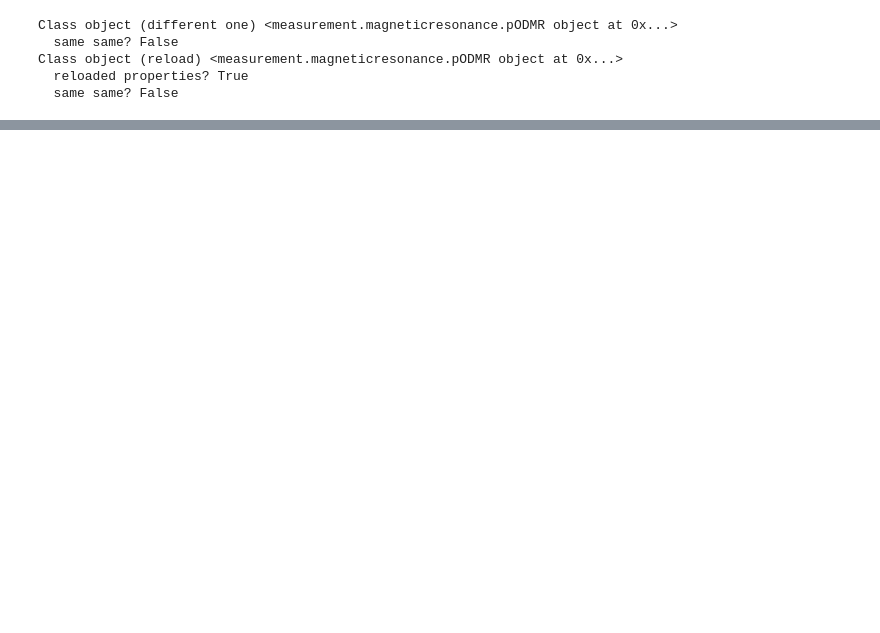
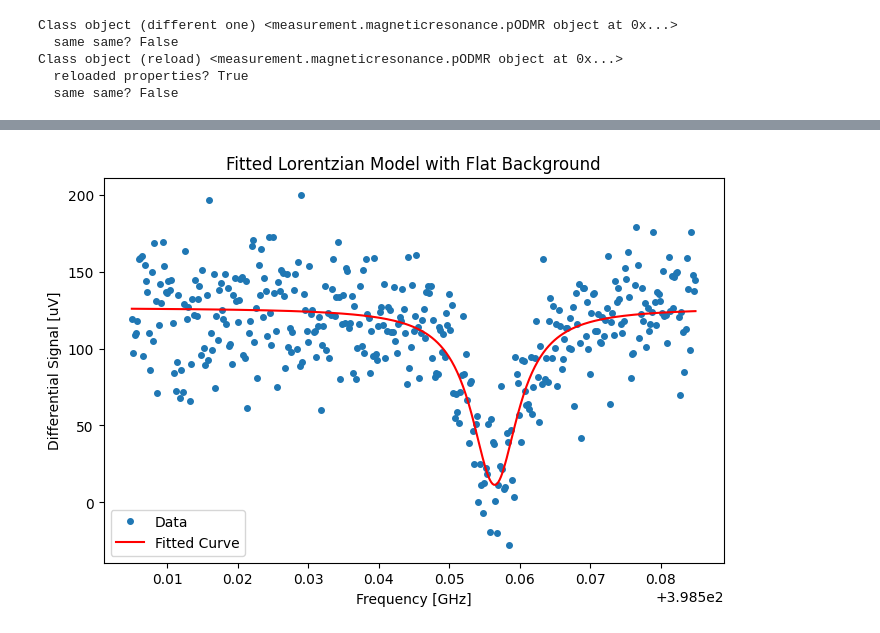
Before and after one commit to cct1123/diamondgui, a Jupyter notebook: measurement/test_magneticresonance.ipynb, the cells around one changed output, grey strips where cells are left out. Cells and saved outputs as stored; diff of their text form; code cells hidden in the pictures; blank space fills up the shorter version.

Commit message:
debug rabi moving average and test fitting

```diff
--- a/measurement/test_magneticresonance.ipynb
+++ b/measurement/test_magneticresonance.ipynb
@@ -170,0 +154,87 @@ plt.show()
+# %%
+sig_diff = sig_av-bg_av
+import numpy as np
+import matplotlib.pyplot as plt
+from scipy.optimize import curve_fit
+
+
+# Define the Lorentzian model with a flat background
+def model_lorentzian(freq, A, f0, Gamma, C):
+    """
+    Lorentzian model with a flat background.
+    :param freq: Frequency array
+    :param A: Amplitude of the Lorentzian (can be positive or negative)
+    :param f0: Center frequency
+    :param Gamma: Half-width at half-maximum (HWHM)
+    :param C: Flat background offset
+    """
+    return A * (Gamma**2 / ((freq - f0) ** 2 + Gamma**2)) + C
+
+
+# Estimator for initial parameters
+def estimator_lorentzian(freq, sig):
+    """
+    Estimate initial parameters for the Lorentzian model.
+    :param freq: Frequency array
+    :param sig: Signal array
+    :return: Initial guesses for A, f0, Gamma, and C
+    """
+    # Estimate flat background (C) as the median of the signal
+    C = np.median(sig)
+
+    # Estimate amplitude (A) as the difference between the max and min signal
+    A = np.max(sig) - np.min(sig)
+
+    # Estimate center frequency (f0) as the frequency corresponding to the maximum absolute deviation
+    f0 = freq[np.argmax(np.abs(sig - C))]
+
+    # Estimate Gamma as the range where the signal drops to half the peak
+    half_max = np.abs(A) / 2
+    near_peak = np.abs(sig - C) > half_max
+    if np.sum(near_peak) > 1:
+        Gamma = (freq[near_peak][-1] - freq[near_peak][0]) / 2
+    else:
+        Gamma = (freq[-1] - freq[0]) / 10  # Default guess for Gamma
+
+    return [A, f0, np.abs(Gamma), C]
+
+
+# Fit the Lorentzian model
+def fit_lorentzian(xx, yy):
+    # Estimate initial parameters
+    initial_guess = estimator_lorentzian(xx, yy)
+
+    # Curve fitting
+    params, covariance = curve_fit(model_lorentzian, xx, yy, p0=initial_guess)
+
+    return params, np.sqrt(np.diag(covariance))  # Return parameters and uncertainties
+
+
+# Example usage
+# Assuming freq and sig_diff are your data arrays
+params, uncertainties = fit_lorentzian(freq, sig_diff)
+
+# Extract parameters
+A, f0, Gamma, C = params
+u_A, u_f0, u_Gamma, u_C = uncertainties
+
+# Print fitted parameters with uncertainties
+print("Fitted Parameters and Uncertainties:")
+print(f"A (Amplitude): {A*1e6:.3f} ± {u_A*1e6:.3f} µV")
+print(f"f0 (Center Frequency): {f0:.4f} ± {u_f0:.4f} GHz")
+print(f"Gamma (HWHM): {Gamma*1e3:.3f} ± {u_Gamma*1e3:.3f} MHz")
+print(f"C (Flat background): {C*1e6:.3f} ± {u_C*1e6:.3f} µV")
+
+# Generate fitted curve
+fitted_signal = model_lorentzian(freq, *params)
+
+# Plot the original data and fitted curve
+plt.figure(figsize=(8, 5))
+plt.plot(freq, sig_diff*1e6, "o", label="Data", markersize=4)
+plt.plot(freq, fitted_signal*1e6, "-", label="Fitted Curve", color="red")
+plt.xlabel("Frequency [GHz]")
+plt.ylabel("Differential Signal [uV]")
+plt.title("Fitted Lorentzian Model with Flat Background")
+plt.legend()
+plt.show()
+# %% [output]
@@ -171,2 +246,3 @@ plt.show()
+[figure, added]
 # %%
 rabi = Rabi()
```
Also changed, not shown: parts of 8 cells of this notebook, 7 other files.
